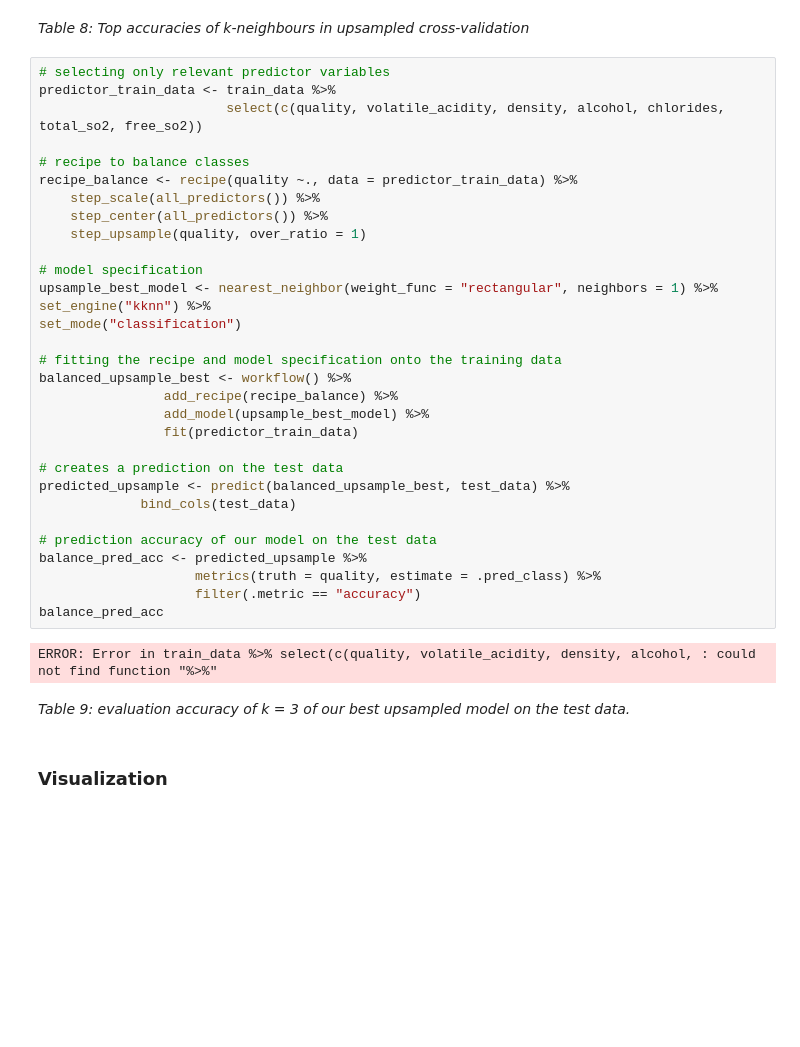
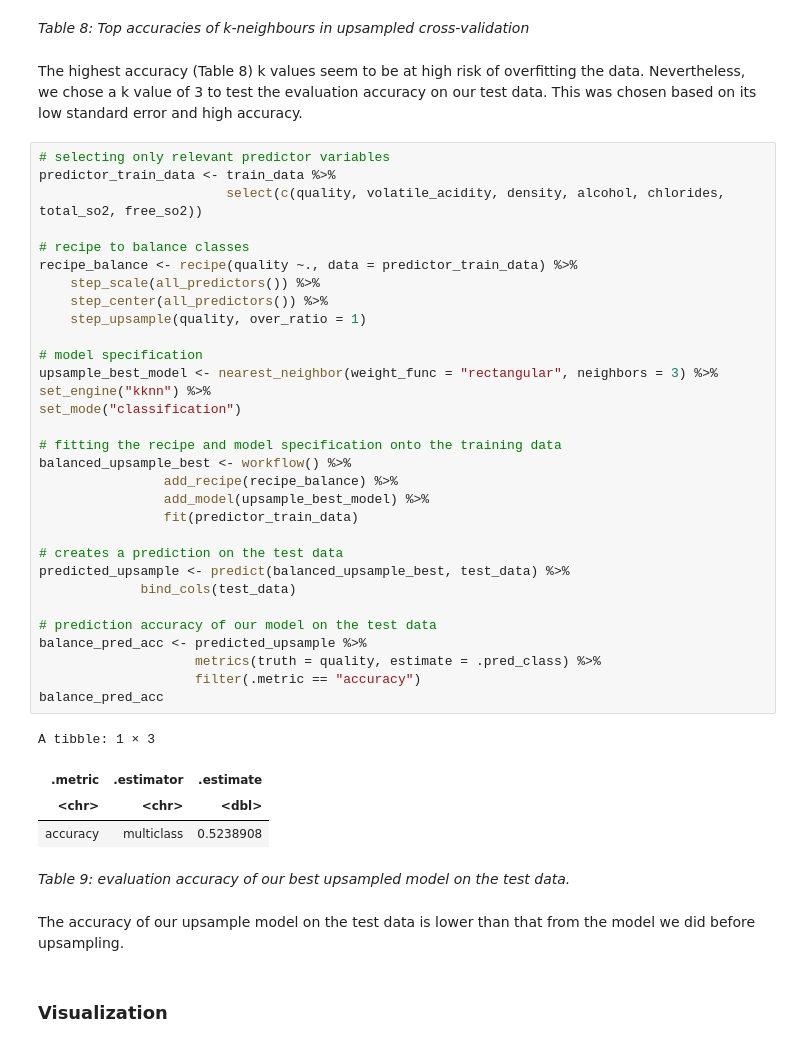
Before and after one commit to jon-chow/DSCI100-WineQualityAnalysis, a Jupyter notebook: FinalReport.ipynb, the cells around one changed output. Drawn from its saved outputs; the diff is of its cells as text; blank space fills up the shorter version.

```diff
--- a/FinalReport.ipynb
+++ b/FinalReport.ipynb
@@ -687,40 +707,47 @@ ERROR: Error in tail(balanced_tune2): object 'balanced_tune2' not found
 # %% [markdown]
 *Table 8: Top accuracies of k-neighbours in upsampled cross-validation*
+# %% [markdown]
+The highest accuracy (Table 8) k values seem to be at high risk of overfitting the data. Nevertheless, we chose a k value of 3 to test the evaluation accuracy on our test data. This was chosen based on its low standard error and high accuracy.
 # %%
 # selecting only relevant predictor variables
 predictor_train_data <- train_data %>%
                         select(c(quality, volatile_acidity, density, alcohol, chlorides, total_so2, free_so2))
 
 # recipe to balance classes
 recipe_balance <- recipe(quality ~., data = predictor_train_data) %>%
     step_scale(all_predictors()) %>%
     step_center(all_predictors()) %>%
     step_upsample(quality, over_ratio = 1)
 
 # model specification
-upsample_best_model <- nearest_neighbor(weight_func = "rectangular", neighbors = 1) %>%
+upsample_best_model <- nearest_neighbor(weight_func = "rectangular", neighbors = 3) %>%
 set_engine("kknn") %>%
 set_mode("classification")
 
 # fitting the recipe and model specification onto the training data
 balanced_upsample_best <- workflow() %>%
                 add_recipe(recipe_balance) %>%
                 add_model(upsample_best_model) %>%
                 fit(predictor_train_data)
 
 # creates a prediction on the test data
 predicted_upsample <- predict(balanced_upsample_best, test_data) %>%
              bind_cols(test_data)
 
 # prediction accuracy of our model on the test data
 balance_pred_acc <- predicted_upsample %>%
                     metrics(truth = quality, estimate = .pred_class) %>%
                     filter(.metric == "accuracy")
 balance_pred_acc
 # %% [output]
-ERROR: Error in train_data %>% select(c(quality, volatile_acidity, density, alcohol, : could not find function "%>%"
+A tibble: 1 × 3
+| .metric | .estimator | .estimate |
+| <chr> | <chr> | <dbl> |
+| accuracy | multiclass | 0.5238908 |
 # %% [markdown]
-*Table 9: evaluation accuracy of k = 3 of our best upsampled model on the test data.*
+*Table 9: evaluation accuracy of our best upsampled model on the test data.*
+# %% [markdown]
+The accuracy of our upsample model on the test data is lower than that from the model we did before upsampling.
 # %% [markdown]
 ### Visualization
 # %% [markdown]
```
Also changed, not shown: parts of 7 cells of this notebook.
